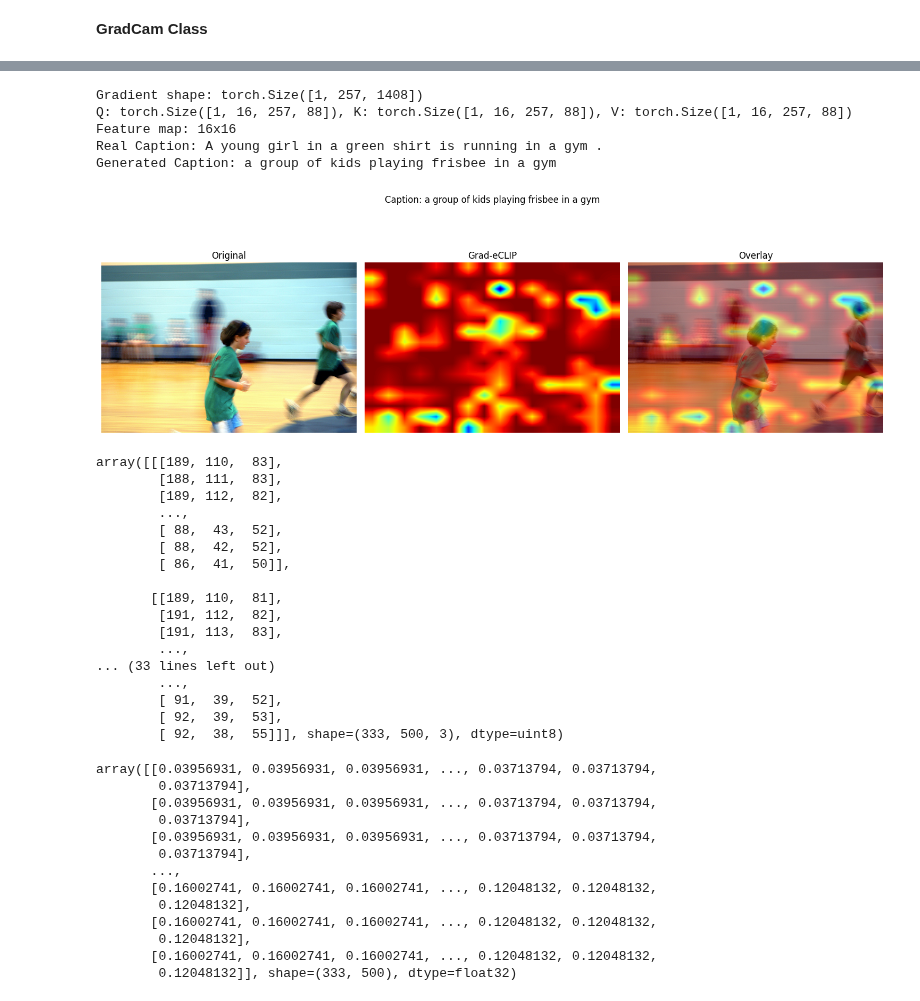
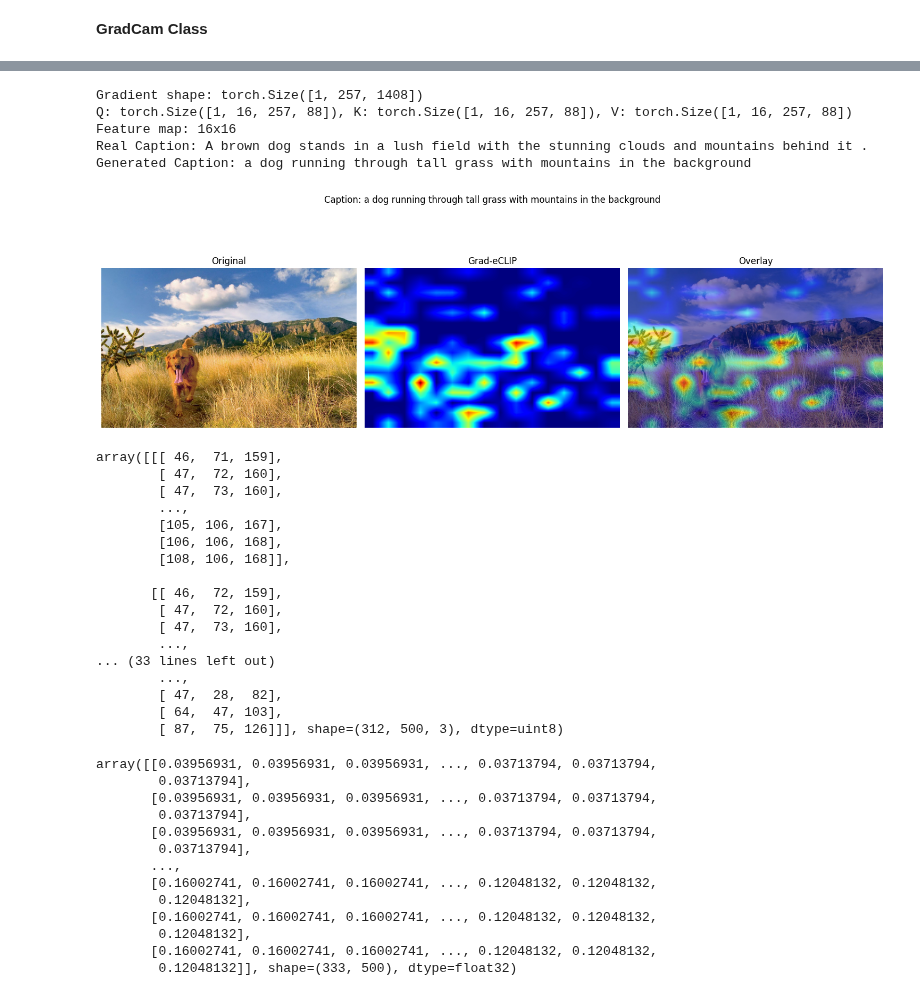
Before and after one commit to arafatshovon/flow-matching-and-llm, a Jupyter notebook: notebooks/BLIP2_GradCam.ipynb, the cells around one changed output, grey strips where cells are left out. Drawn from its saved outputs; the diff is of its cells as text; code cells hidden in the pictures.

```diff
--- a/notebooks/BLIP2_GradCam.ipynb
+++ b/notebooks/BLIP2_GradCam.ipynb
@@ -958,20 +46,17 @@ class BLIP2GradECLIP:
         self.model = model
         self.processor = processor
         self.device = next(model.parameters()).device
-        self.dtype = torch.float16  # Force half precision
+        self.dtype = torch.float16
 
-        # Get vision encoder config
         self.num_heads = model.vision_model.config.num_attention_heads
         self.hidden_size = model.vision_model.config.hidden_size
         self.head_dim = self.hidden_size // self.num_heads
 
-        # Storage for captured values
         self.q = None
         self.k = None
         self.v = None
         self.attn_output = None
 
-        # Register hooks
         self._register_hooks()
 
     def _register_hooks(self):
@@ -982,7 +67,7 @@ class BLIP2GradECLIP:
         def qkv_hook(module, input, output):
             B, N, _ = output.shape
             qkv = output.reshape(B, N, 3, self.num_heads, self.head_dim).permute(2, 0, 3, 1, 4)
-            # Detach and keep in half precision
+
             self.q = qkv[0].detach().half()
             self.k = qkv[1].detach().half()
             self.v = qkv[2].detach().half()
@@ -1005,16 +90,13 @@ class BLIP2GradECLIP:
         """Generate Grad-eCLIP attention map in half precision."""
         orig_size = image.size
 
-        # Process image
         inputs = self.processor(images=image, return_tensors="pt").to(self.device)
-        pixel_values = inputs['pixel_values'].half()  # Force float16
+        pixel_values = inputs['pixel_values'].half()
 
         self.model.eval()
 
-        # Clear CUDA cache
         torch.cuda.empty_cache()
 
-        # Step 1: Generate caption (no grad)
         with torch.no_grad():
             generated_ids = self.model.generate(
                 pixel_values=pixel_values,
@@ -1044,7 +126,7 @@ class BLIP2GradECLIP:
             return_dict=True
         )
 
-        score = -outputs.loss
+        score = outputs.loss
 
         # Step 3: Compute gradient
         if self.attn_output is None:
@@ -1134,36 +216,37 @@ class BLIP2GradECLIP:
 # %%
 grad_eclip = BLIP2GradECLIP(model, processor)
 # %%
-index = np.random.randint(0, len(data))
+# index = np.random.randint(0, len(data))
+index = 5397
 image = data[index]['image']
 attn_map, caption, raw_map = grad_eclip.generate_gradcam(image)
 print(f"Real Caption: {data[index]['caption_0']}")
 print(f"Generated Caption: {caption}")
-grad_eclip.visualize(image, 1-attn_map, caption)
+grad_eclip.visualize(image, attn_map, caption)
 # %% [output]
 Gradient shape: torch.Size([1, 257, 1408])
 Q: torch.Size([1, 16, 257, 88]), K: torch.Size([1, 16, 257, 88]), V: torch.Size([1, 16, 257, 88])
 Feature map: 16x16
-Real Caption: A young girl in a green shirt is running in a gym .
-Generated Caption: a group of kids playing frisbee in a gym
+Real Caption: A brown dog stands in a lush field with the stunning clouds and mountains behind it .
+Generated Caption: a dog running through tall grass with mountains in the background
-[figure, old version]
+[figure, new version]
-array([[[189, 110,  83],
-        [188, 111,  83],
-        [189, 112,  82],
+array([[[ 46,  71, 159],
+        [ 47,  72, 160],
+        [ 47,  73, 160],
         ...,
-        [ 88,  43,  52],
-        [ 88,  42,  52],
-        [ 86,  41,  50]],
+        [105, 106, 167],
+        [106, 106, 168],
+        [108, 106, 168]],
 
-       [[189, 110,  81],
-        [191, 112,  82],
-        [191, 113,  83],
+       [[ 46,  72, 159],
+        [ 47,  72, 160],
+        [ 47,  73, 160],
         ...,
 ... (33 lines left out)
         ...,
-        [ 91,  39,  52],
-        [ 92,  39,  53],
-        [ 92,  38,  55]]], shape=(333, 500, 3), dtype=uint8)
+        [ 47,  28,  82],
+        [ 64,  47, 103],
+        [ 87,  75, 126]]], shape=(312, 500, 3), dtype=uint8)
 # %%
 attn_map
 # %% [output]
```
Also changed, not shown: parts of 2 cells of this notebook, 1 other file.
